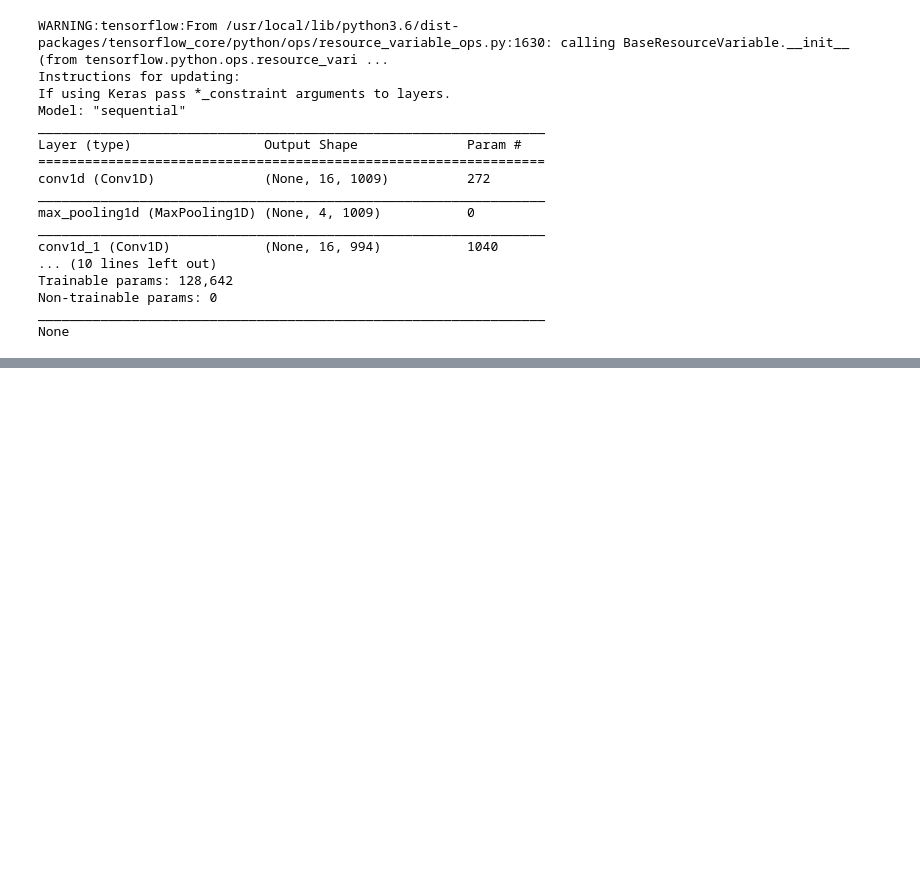
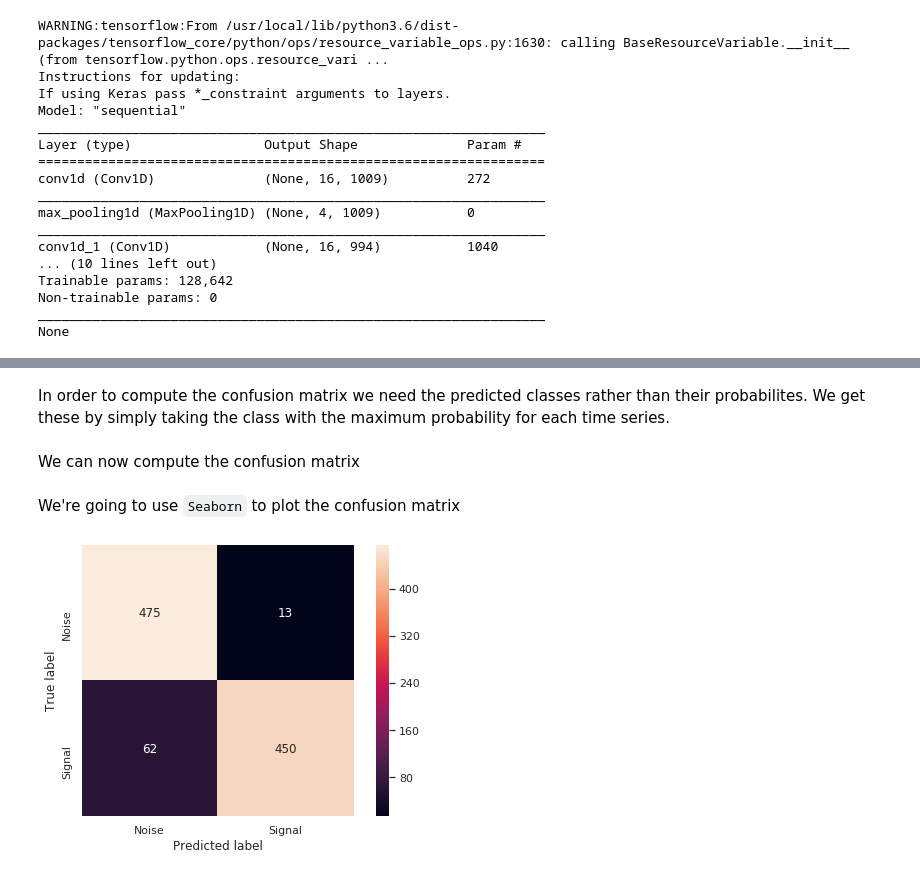
Before and after one commit to mj-will/intro2ml, a Jupyter notebook: notebooks/gravitational-wave-detection.ipynb, the cells around one changed output, grey strips where cells are left out. Saved outputs shown, nothing was run; the diff lists cells and outputs as text; code cells hidden in the pictures; blank space fills up the shorter version.

```diff
--- a/notebooks/gravitational-wave-detection.ipynb
+++ b/notebooks/gravitational-wave-detection.ipynb
@@ -227,0 +269,20 @@ y_pred = model.predict(x_test)
+# %% [markdown]
+In order to compute the confusion matrix we need the predicted classes rather than their probabilites. We get these by simply taking the class with the maximum probability for each time series.
+# %%
+pred_class = np.argmax(y_pred, axis=1)
+true_class = np.argmax(y_test, axis=1)
+# %% [markdown]
+We can now compute the confusion matrix
+# %%
+cm = metrics.confusion_matrix(true_class, pred_class)
+# %% [markdown]
+We're going to use `Seaborn` to plot the confusion matrix
+# %%
+fig = plt.figure(figsize=(8, 5))
+sns.heatmap(cm, annot=True, square=True, fmt='g',
+            xticklabels=['Noise', 'Signal'], yticklabels=['Noise', 'Signal'])
+plt.xlabel("Predicted label")
+plt.ylabel("True label")
+plt.show()
+# %% [output]
+[figure, added]
```
Also changed, not shown: parts of 22 cells of this notebook.
